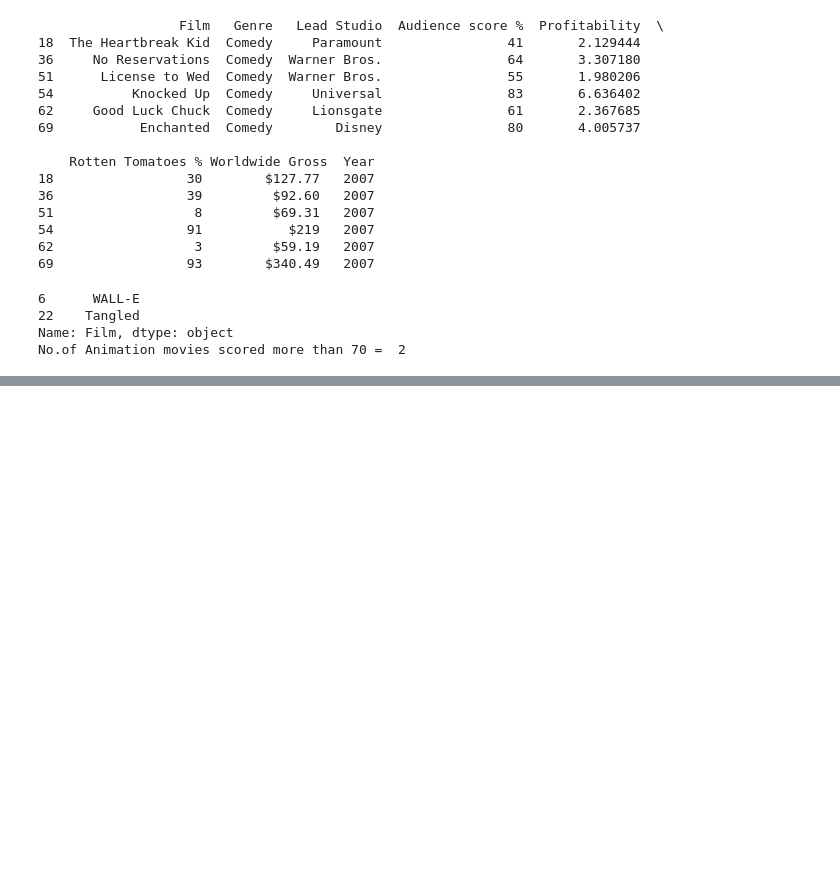
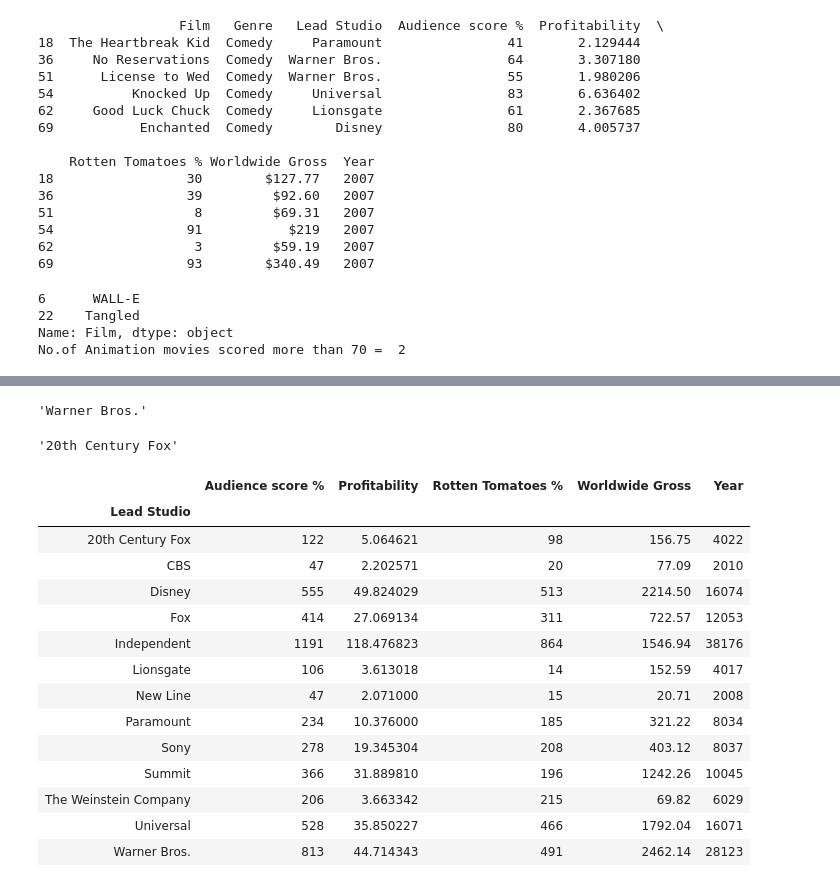
Before and after one commit to arunrock98/Movies_dataset, a Jupyter notebook: movies.ipynb, the cells around one changed output, grey strips where cells are left out. Drawn from its saved outputs; the diff is of its cells as text; code cells hidden in the pictures; blank space fills up the shorter version.

```diff
--- a/movies.ipynb
+++ b/movies.ipynb
@@ -165,0 +228,30 @@ print(Top_5.head(5))
+# %%
+# Most & Least Frequent lead studio in the dataset in terms of occurances.
+df ['Lead Studio'].max()
+# %% [output]
+'Warner Bros.'
+# %%
+#Least Frequent lead studio in the dataset in terms of occurances.
+df['Lead Studio'].min()
+# %% [output]
+'20th Century Fox'
+# %%
+# Most and Least profitable Lead Studio. (Take an average of all Profitability measures grouped by Lead studios)
+df['Profitability'].mean()
+df.groupby(by=['Lead Studio']).sum()
+# %% [output]
+|  | Audience score % | Profitability | Rotten Tomatoes % | Worldwide Gross | Year |
+| Lead Studio |  |  |  |  |  |
+| 20th Century Fox | 122 | 5.064621 | 98 | 156.75 | 4022 |
+| CBS | 47 | 2.202571 | 20 | 77.09 | 2010 |
+| Disney | 555 | 49.824029 | 513 | 2214.50 | 16074 |
+| Fox | 414 | 27.069134 | 311 | 722.57 | 12053 |
+| Independent | 1191 | 118.476823 | 864 | 1546.94 | 38176 |
+| Lionsgate | 106 | 3.613018 | 14 | 152.59 | 4017 |
+| New Line | 47 | 2.071000 | 15 | 20.71 | 2008 |
+| Paramount | 234 | 10.376000 | 185 | 321.22 | 8034 |
+| Sony | 278 | 19.345304 | 208 | 403.12 | 8037 |
+| Summit | 366 | 31.889810 | 196 | 1242.26 | 10045 |
+| The Weinstein Company | 206 | 3.663342 | 215 | 69.82 | 6029 |
+| Universal | 528 | 35.850227 | 466 | 1792.04 | 16071 |
+| Warner Bros. | 813 | 44.714343 | 491 | 2462.14 | 28123 |
```
Also changed, not shown: parts of 8 cells of this notebook.
